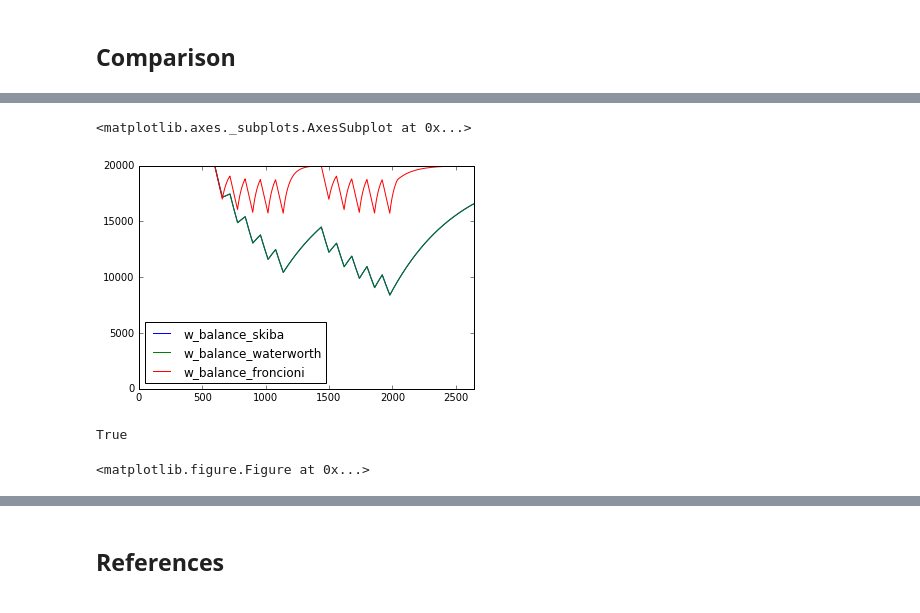
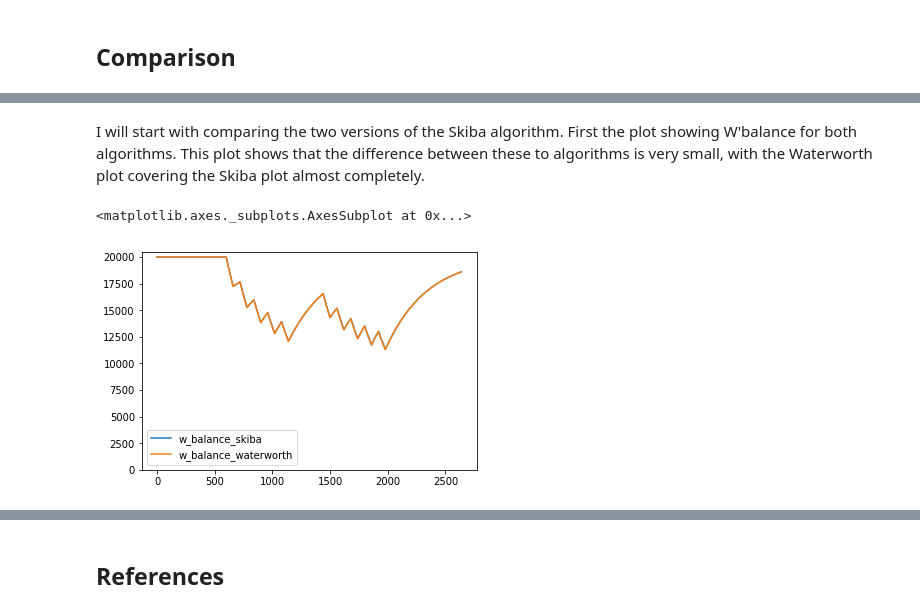
Before and after one commit to AartGoossens/publications, a Jupyter notebook: w_balance_algorithms/article.ipynb, the cells around one changed output, grey strips where cells are left out. Saved outputs shown, nothing was run; the diff lists cells and outputs as text; code cells hidden in the pictures.

Commit message:
Adding comparisons, plots and conclusion

```diff
--- a/w_balance_algorithms/article.ipynb
+++ b/w_balance_algorithms/article.ipynb
@@ -71,6 +69,6 @@ As an example I will create a workout which starts with a warming up of 10 minut
 # %%
 warming_up = [100] * 600
-intervals = ([400]*60 + [0]*60)*5 + [0]*240 + ([400]*60 + [0]*60)*5
+intervals = ([400]*60 + [100]*60)*5 + [100]*240 + ([400]*60 + [100]*60)*5
 cooling_down = [100] * 600
 
 wdf = WorkoutDataFrame(dict(
@@ -82,24 +84,13 @@ NameError: name 'WorkoutDataFrame' is not defined
 # %%
 wdf = wdf.assign(
-    w_balance_skiba=wdf.w_prime_balance('skiba'),
-    w_balance_waterworth=wdf.w_prime_balance('waterworth'),
-    w_balance_froncioni=wdf.w_prime_balance('froncioni'),
+    w_balance_skiba=wdf.compute_w_prime_balance('skiba'),
+    w_balance_waterworth=wdf.compute_w_prime_balance('waterworth'),
+    w_balance_froncioni=wdf.compute_w_prime_balance('froncioni'),
 )
+# %% [markdown]
+I will start with comparing the two versions of the Skiba algorithm. First the plot showing W'balance for both algorithms. This plot shows that the difference between these to algorithms is very small, with the Waterworth plot covering the Skiba plot almost completely.
 # %%
-wdf.loc[:, ['w_balance_skiba', 'w_balance_waterworth', 'w_balance_froncioni']].plot(ylim=0)
+wdf.loc[:, ['w_balance_skiba', 'w_balance_waterworth']].plot(ylim=0)
 # %% [output]
 <matplotlib.axes._subplots.AxesSubplot at 0x...>
-[figure, old version]
+[figure, new version]
-# %%
-np.allclose(wdf.w_balance_waterworth, wdf.w_balance_skiba, atol=50)
-# %% [output]
-True
-# %%
-#plt.title(r'$\alpha > \beta$')
-#plt.title(r'$\alpha > \beta$')
-fig = plt.figure(figsize=(0.01, 0.01))
-fig.text(0, 0, u'${}$'.format(r'w(t) = w(t-1) + (cp - p) * \frac{(w_prime - w(t-1))}{/w(t-1)}'), fontsize=12)
-#fig.savefig('./testje.png')
-fig.show()
-# %% [output]
-<matplotlib.figure.Figure at 0x...>
```
Also changed, not shown: parts of 11 cells of this notebook.
